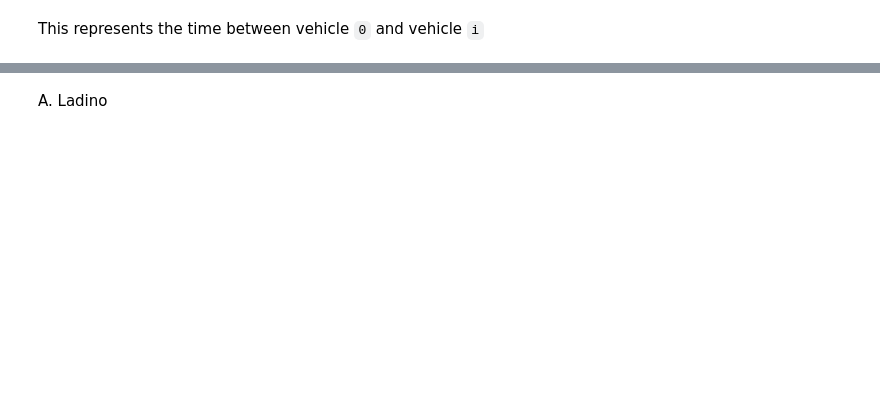
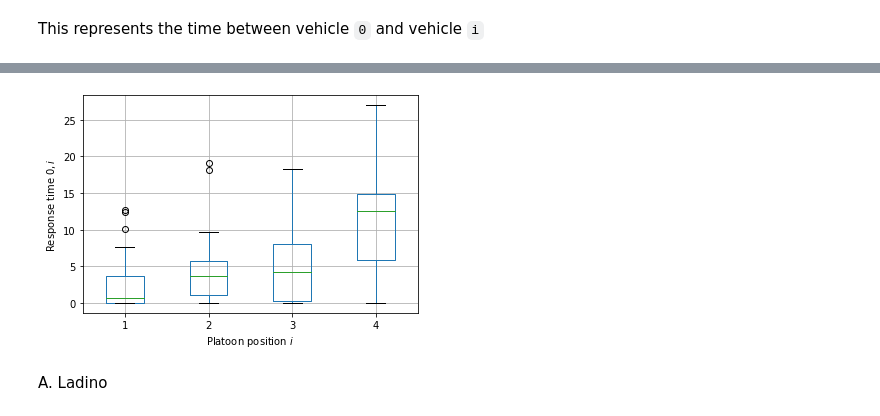
Before and after one commit to licit-lab/vrt_analysis, a Jupyter notebook: PoCEDA.ipynb, the cells around one changed output, grey strips where cells are left out. Saved outputs shown, nothing was run; the diff lists cells and outputs as text; code cells hidden in the pictures; blank space fills up the shorter version.

```diff
--- a/PoCEDA.ipynb
+++ b/PoCEDA.ipynb
@@ -85,2 +187,5 @@ rt0f = pd.concat(rt0f)
+# %%
+rt0f= [lf._compute_head_follower_times() for lf in experiments]
+rt0f = pd.concat(rt0f)
 # %% [markdown]
 This represents the time between vehicle `0` and vehicle `i`
@@ -91,2 +192,8 @@ a.set_ylabel('Response time $0,i$');
+# %%
+a = rt0f.boxplot();
+a.set_xlabel('Platoon position $i$');
+a.set_ylabel('Response time $0,i$');
+# %% [output]
+[figure, added]
 # %% [markdown]
 A. Ladino
```
Also changed, not shown: parts of 27 cells of this notebook, 4 other files.
